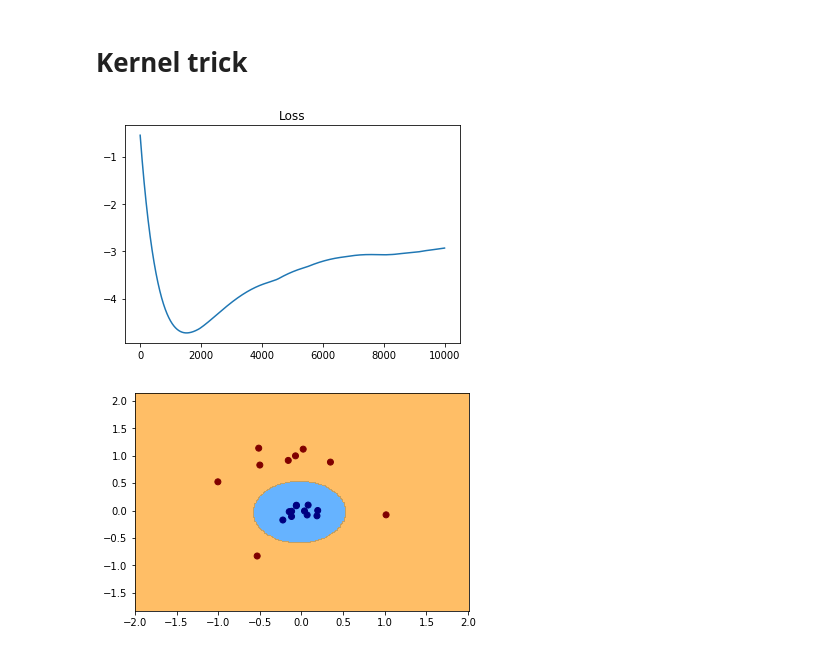
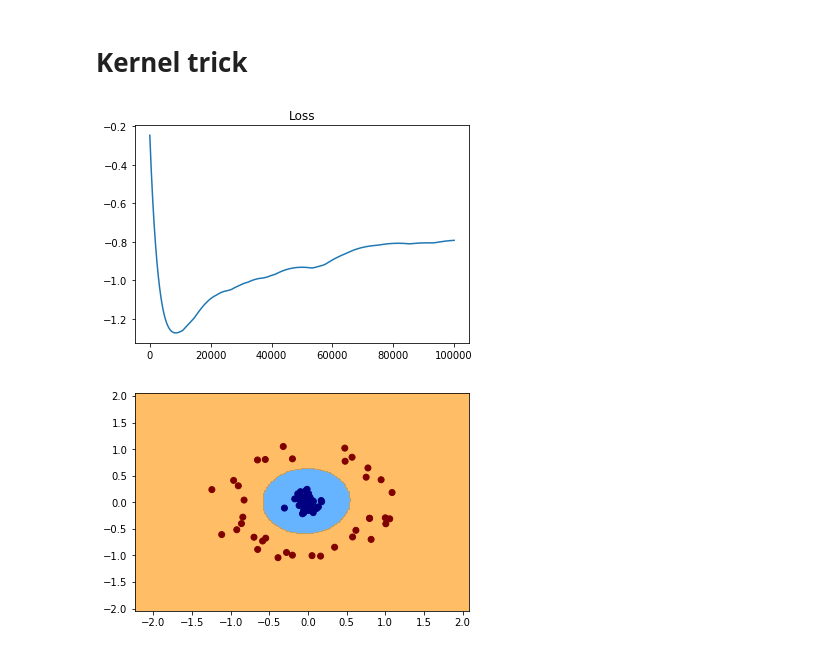
Before and after one commit to SergioAlvarezB/ml-numpy, a Jupyter notebook: notebooks/svm-kernels.ipynb, the cells around one changed output. Cells and saved outputs as stored; diff of their text form; code cells hidden in the pictures.

```diff
--- a/notebooks/svm-kernels.ipynb
+++ b/notebooks/svm-kernels.ipynb
@@ -90,20 +92,20 @@ plt.show()
 # %% [markdown]
 # Kernel trick
 # %%
-quadratic_model = SVM(kernel='quadratic')
+quadratic_model = SVM(kernel='quadratic', C=1000)
 # %%
-loss = quadratic_model.fit(x_train, y_train, iterations=10000)
+loss = quadratic_model.fit(x_train, y_train, iterations=100000, learning_rate=1e-3)
 # %%
 plt.plot(loss[1:])
 plt.title('Loss')
 plt.show();
 # %% [output]
-[figure, old version]
+[figure, new version]
 # %%
 ax = plot_decision_boundary(quadratic_model.predict,
-                            x_range=[x_test[:, 0].min()-1, x_test[:, 0].max()+1],
-                            y_range=[x_test[:, 1].min()-1, x_test[:, 1].max()+1])
-ax.scatter(x_test[:, 0], x_test[:, 1], c=y_test, cmap='jet', label='True classes')
+                            x_range=[x_train[:, 0].min()-1, x_train[:, 0].max()+1],
+                            y_range=[x_train[:, 1].min()-1, x_train[:, 1].max()+1])
+ax.scatter(x_train[:, 0], x_train[:, 1], c=y_train, cmap='jet')
 plt.show()
 # %% [output]
-[figure, old version]
+[figure, new version]
```
Also changed, not shown: parts of 13 cells of this notebook, 7 other files.
